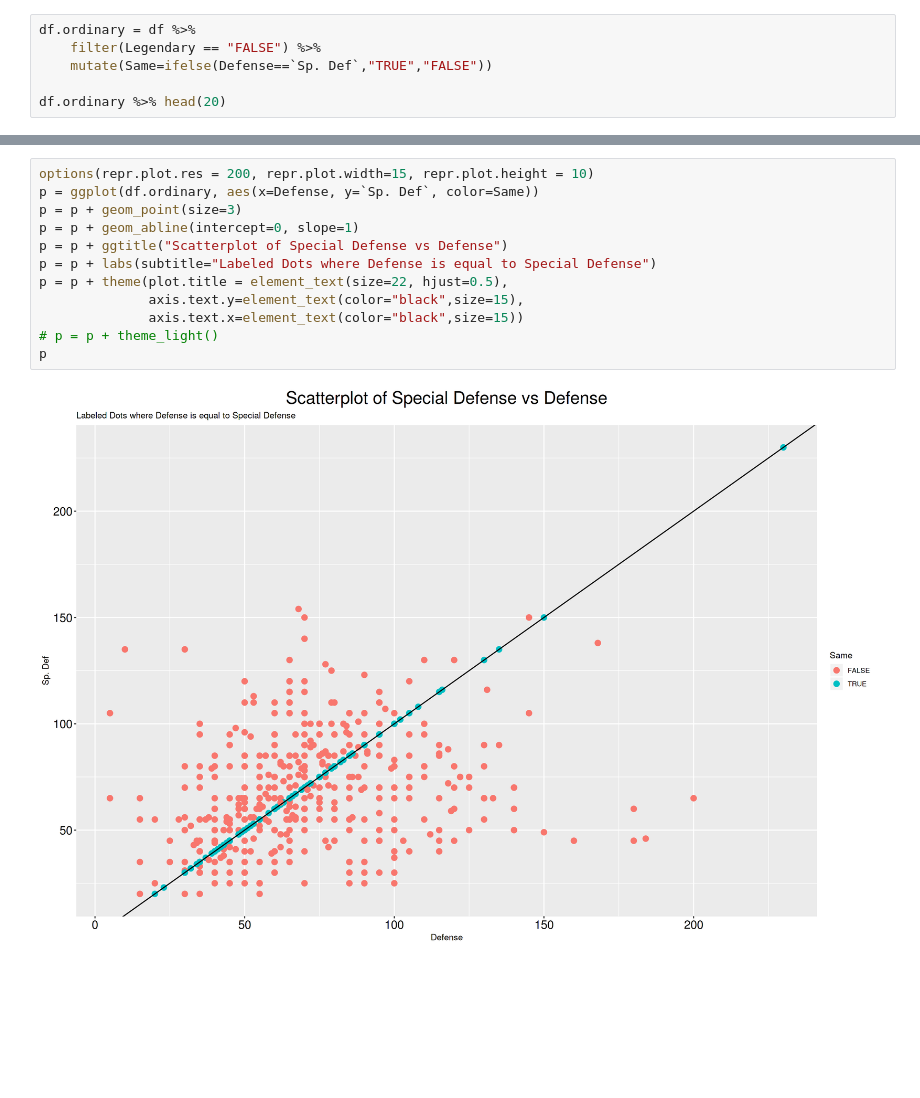
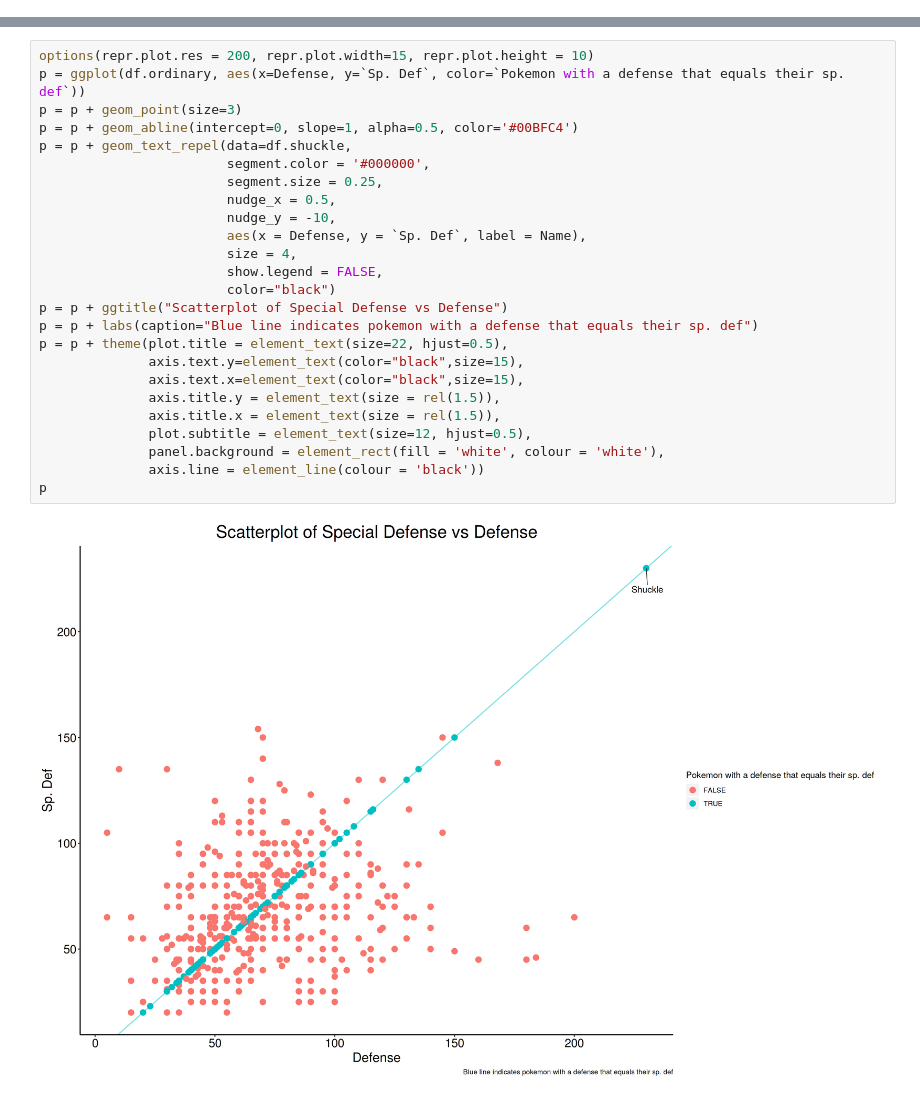
Before and after one commit to the-tanvan/BIOS512, a Jupyter notebook: course-project/data-narrative.ipynb, the cells around one changed output, grey strips where cells are left out. Cells and saved outputs as stored; diff of their text form; blank space fills up the shorter version.

```diff
--- a/course-project/data-narrative.ipynb
+++ b/course-project/data-narrative.ipynb
@@ -111,9 +94,3 @@ p = p + ggtitle("Frequency of Each Pokemon Type")
 p
 # %% [output]
 [figure]
-# %%
-df.ordinary = df %>%
-    filter(Legendary == "FALSE") %>%
-    mutate(Same=ifelse(Defense==`Sp. Def`,"TRUE","FALSE"))
-
-df.ordinary %>% head(20)
@@ -140,14 +101,27 @@ A tibble: 20 × 14
 # %%
 options(repr.plot.res = 200, repr.plot.width=15, repr.plot.height = 10)
-p = ggplot(df.ordinary, aes(x=Defense, y=`Sp. Def`, color=Same))
+p = ggplot(df.ordinary, aes(x=Defense, y=`Sp. Def`, color=`Pokemon with a defense that equals their sp. def`))
 p = p + geom_point(size=3)
-p = p + geom_abline(intercept=0, slope=1)
+p = p + geom_abline(intercept=0, slope=1, alpha=0.5, color='#00BFC4')
+p = p + geom_text_repel(data=df.shuckle,
+                        segment.color = '#000000',
+                        segment.size = 0.25,
+                        nudge_x = 0.5,
+                        nudge_y = -10,
+                        aes(x = Defense, y = `Sp. Def`, label = Name),
+                        size = 4,
+                        show.legend = FALSE,
+                        color="black")
 p = p + ggtitle("Scatterplot of Special Defense vs Defense")
-p = p + labs(subtitle="Labeled Dots where Defense is equal to Special Defense")
+p = p + labs(caption="Blue line indicates pokemon with a defense that equals their sp. def")
 p = p + theme(plot.title = element_text(size=22, hjust=0.5),
               axis.text.y=element_text(color="black",size=15),
-              axis.text.x=element_text(color="black",size=15))
-# p = p + theme_light()
+              axis.text.x=element_text(color="black",size=15),
+              axis.title.y = element_text(size = rel(1.5)),
+              axis.title.x = element_text(size = rel(1.5)),
+              plot.subtitle = element_text(size=12, hjust=0.5),
+              panel.background = element_rect(fill = 'white', colour = 'white'),
+              axis.line = element_line(colour = 'black'))
 p
 # %% [output]
-[figure, old version]
+[figure, new version]
```
Also changed, not shown: parts of 14 cells of this notebook.
